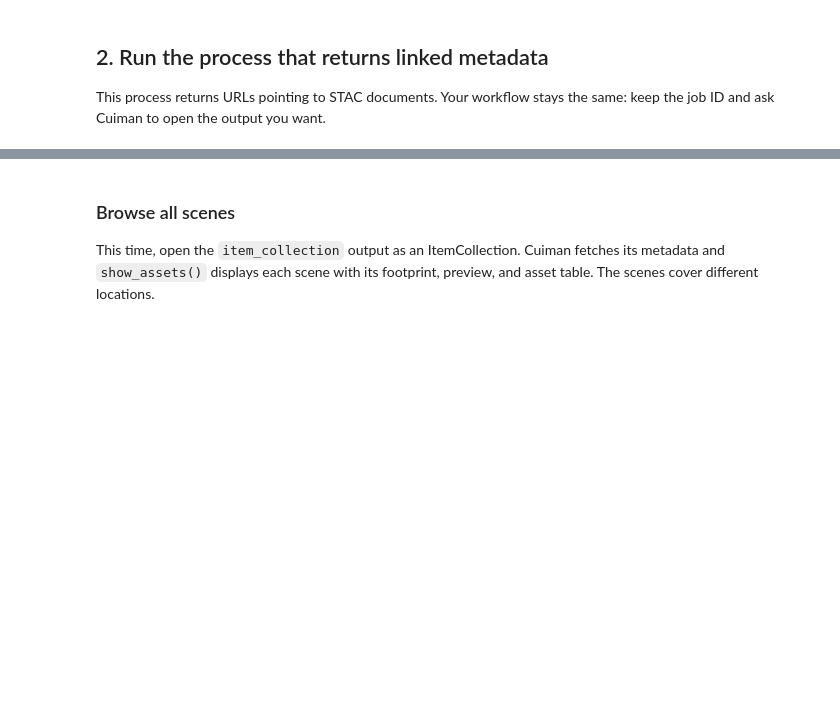
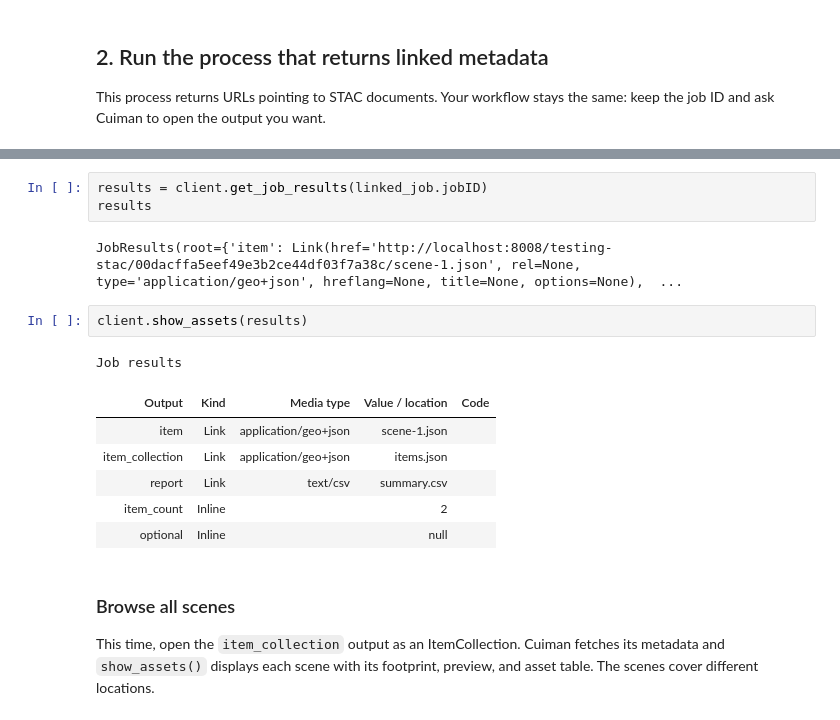
Before and after one commit to eo-tools/eozilla, a Jupyter notebook: notebooks/cuiman-stac.ipynb, the cells around one changed output, grey strips where cells are left out. Cells and saved outputs as stored; diff of their text form; blank space fills up the shorter version.

```diff
--- a/notebooks/cuiman-stac.ipynb
+++ b/notebooks/cuiman-stac.ipynb
@@ -95,3 +114,18 @@ linked_job.jobID
+# %%
+results = client.get_job_results(linked_job.jobID)
+results
+# %% [output]
+JobResults(root={'item': Link(href='http://localhost:8008/testing-stac/00dacffa5eef49e3b2ce44df03f7a38c/scene-1.json', rel=None, type='application/geo+json', hreflang=None, title=None, options=None),  ...
+# %%
+client.show_assets(results)
+# %% [output]
+Job results
+| Output | Kind | Media type | Value / location | Code |
+| item | Link | application/geo+json | scene-1.json |  |
+| item_collection | Link | application/geo+json | items.json |  |
+| report | Link | text/csv | summary.csv |  |
+| item_count | Inline |  | 2 |  |
+| optional | Inline |  | null |  |
 # %% [markdown]
 ### Browse all scenes
 
```
Also changed, not shown: parts of 7 cells of this notebook, 11 other files.
